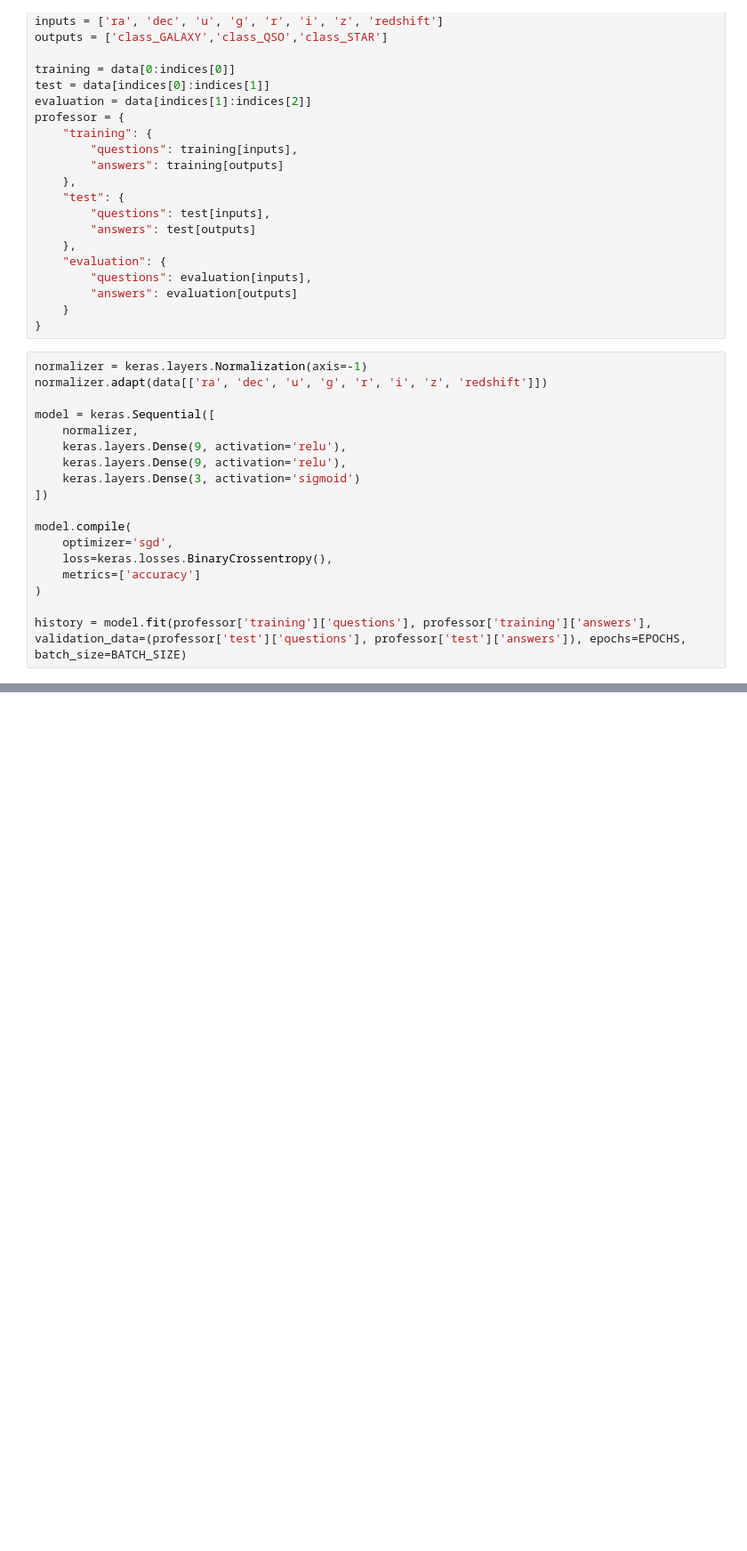
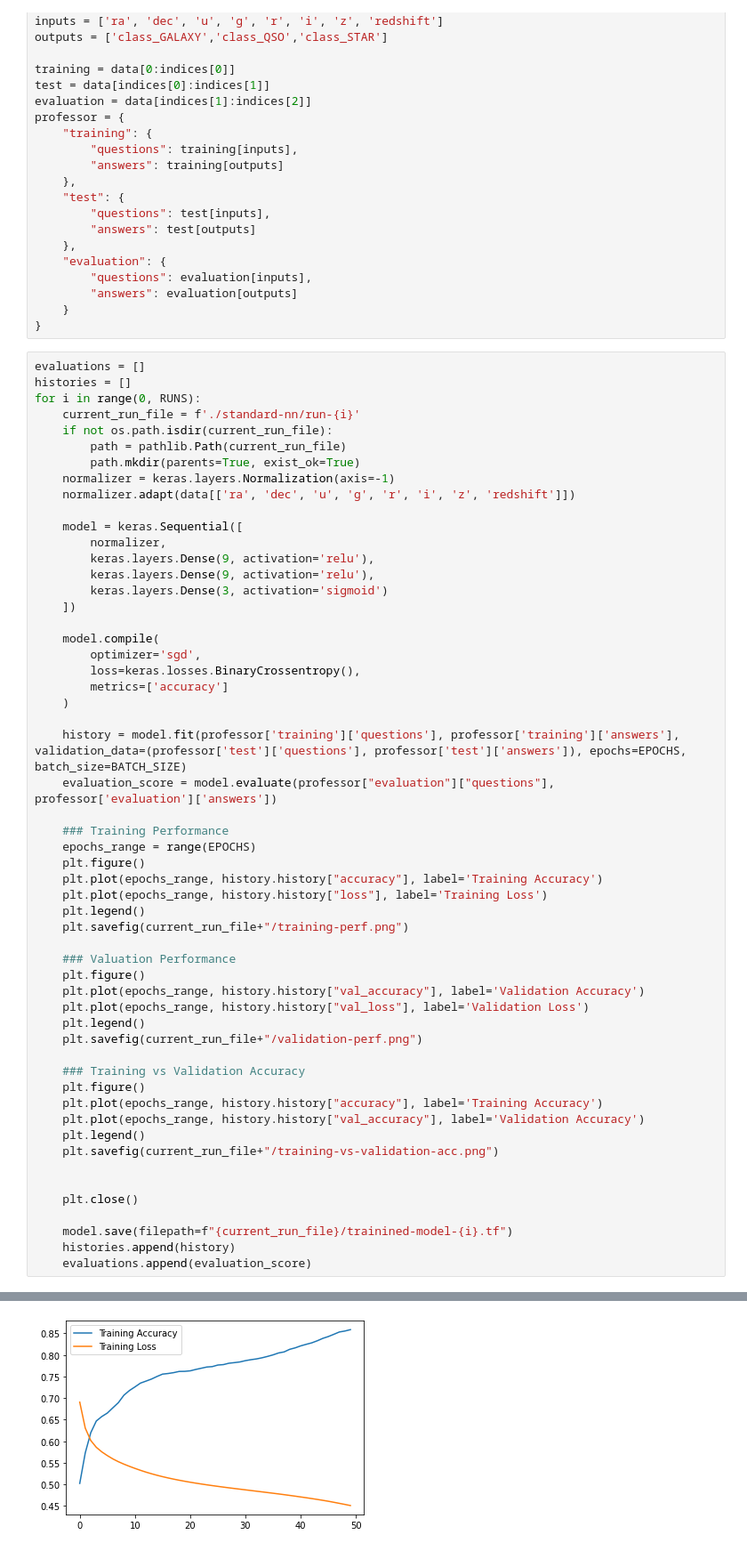
Before and after one commit to urishiraval/cos711-a2, a Jupyter notebook: experiment/NeuralNetwork.ipynb, the cells around one changed output, grey strips where cells are left out. Shown: that part at 89% size. Drawn from its saved outputs; the diff is of its cells as text; blank space fills up the shorter version.

```diff
--- a/experiment/NeuralNetwork.ipynb
+++ b/experiment/NeuralNetwork.ipynb
@@ -36,21 +42,58 @@ professor = {
 	}
 }
 # %%
-normalizer = keras.layers.Normalization(axis=-1)
-normalizer.adapt(data[['ra', 'dec', 'u', 'g', 'r', 'i', 'z', 'redshift']])
+evaluations = []
+histories = []
+for i in range(0, RUNS):
+	current_run_file = f'./standard-nn/run-{i}'
+	if not os.path.isdir(current_run_file):
+		path = pathlib.Path(current_run_file)
+		path.mkdir(parents=True, exist_ok=True)
+	normalizer = keras.layers.Normalization(axis=-1)
+	normalizer.adapt(data[['ra', 'dec', 'u', 'g', 'r', 'i', 'z', 'redshift']])
 
-model = keras.Sequential([
-	normalizer,
-	keras.layers.Dense(9, activation='relu'),
-	keras.layers.Dense(9, activation='relu'),
-	keras.layers.Dense(3, activation='sigmoid')
-])
+	model = keras.Sequential([
+		normalizer,
+		keras.layers.Dense(9, activation='relu'),
+		keras.layers.Dense(9, activation='relu'),
+		keras.layers.Dense(3, activation='sigmoid')
+	])
 
-model.compile(
-	optimizer='sgd',
-	loss=keras.losses.BinaryCrossentropy(),
-	metrics=['accuracy']
-)
+	model.compile(
+		optimizer='sgd',
+		loss=keras.losses.BinaryCrossentropy(),
+		metrics=['accuracy']
+	)
 
-history = model.fit(professor['training']['questions'], professor['training']['answers'], validation_data=(professor['test']['questions'], professor['test']['answers']), epochs=EPOCHS, batch_size=BATCH_SIZE)
+	history = model.fit(professor['training']['questions'], professor['training']['answers'], validation_data=(professor['test']['questions'], professor['test']['answers']), epochs=EPOCHS, batch_size=BATCH_SIZE)
+	evaluation_score = model.evaluate(professor["evaluation"]["questions"], professor['evaluation']['answers'])
+
+	### Training Performance
+	epochs_range = range(EPOCHS)
+	plt.figure()
+	plt.plot(epochs_range, history.history["accuracy"], label='Training Accuracy')
+	plt.plot(epochs_range, history.history["loss"], label='Training Loss')
+	plt.legend()
+	plt.savefig(current_run_file+"/training-perf.png")
+
+	### Valuation Performance
+	plt.figure()
+	plt.plot(epochs_range, history.history["val_accuracy"], label='Validation Accuracy')
+	plt.plot(epochs_range, history.history["val_loss"], label='Validation Loss')
+	plt.legend()
+	plt.savefig(current_run_file+"/validation-perf.png")
+
+	### Training vs Validation Accuracy
+	plt.figure()
+	plt.plot(epochs_range, history.history["accuracy"], label='Training Accuracy')
+	plt.plot(epochs_range, history.history["val_accuracy"], label='Validation Accuracy')
+	plt.legend()
+	plt.savefig(current_run_file+"/training-vs-validation-acc.png")
+
+
+	plt.close()
+
+	model.save(filepath=f"{current_run_file}/trainined-model-{i}.tf")
+	histories.append(history)
+	evaluations.append(evaluation_score)
 # %% [output]
@@ -76,0 +138 @@ Epoch 100/100
+[figure, added]
```
Also changed, not shown: parts of 15 cells of this notebook, 43 other files.
